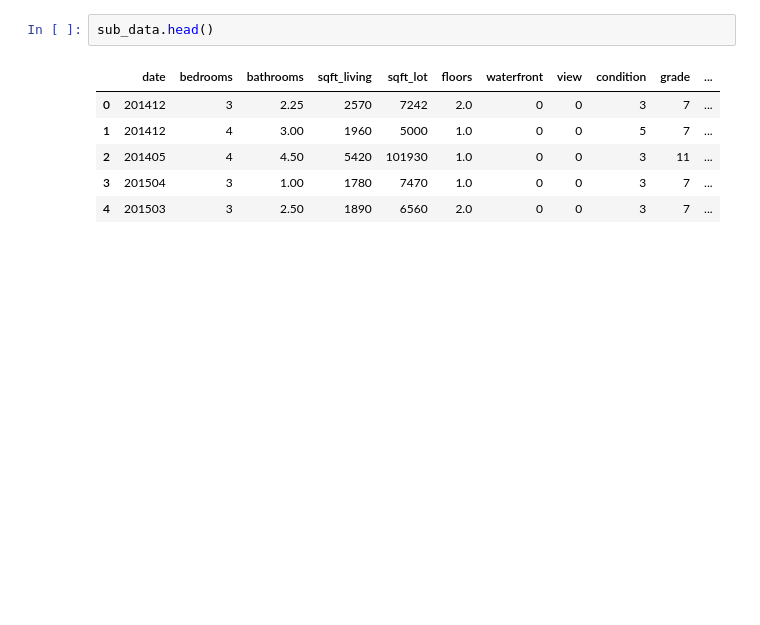
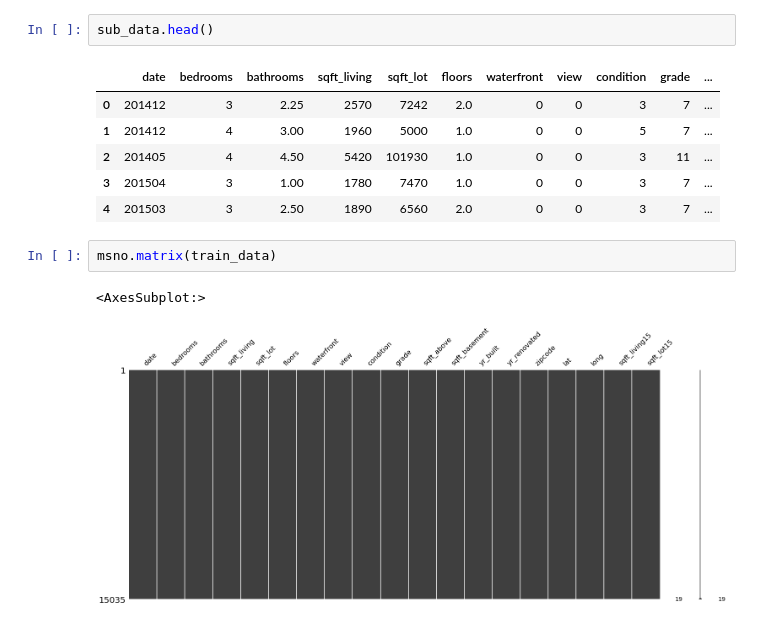
Before and after one commit to benestump/Aiffel, a Jupyter notebook: 08_housing_price_prediction/E8_House_Price_Prediction.ipynb, the cells around one changed output. Cells and saved outputs as stored; diff of their text form; blank space fills up the shorter version.

```diff
--- a/08_housing_price_prediction/E8_House_Price_Prediction.ipynb
+++ b/08_housing_price_prediction/E8_House_Price_Prediction.ipynb
@@ -72,3 +75,8 @@ sub_data.head()
 | 2 | 201405 | 4 | 4.50 | 5420 | 101930 | 1.0 | 0 | 0 | 3 | 11 | ... |
 | 3 | 201504 | 3 | 1.00 | 1780 | 7470 | 1.0 | 0 | 0 | 3 | 7 | ... |
 | 4 | 201503 | 3 | 2.50 | 1890 | 6560 | 2.0 | 0 | 0 | 3 | 7 | ... |
+# %%
+msno.matrix(train_data)
+# %% [output]
+<AxesSubplot:>
+[figure, added]
```
Also changed, not shown: parts of 11 cells of this notebook.
